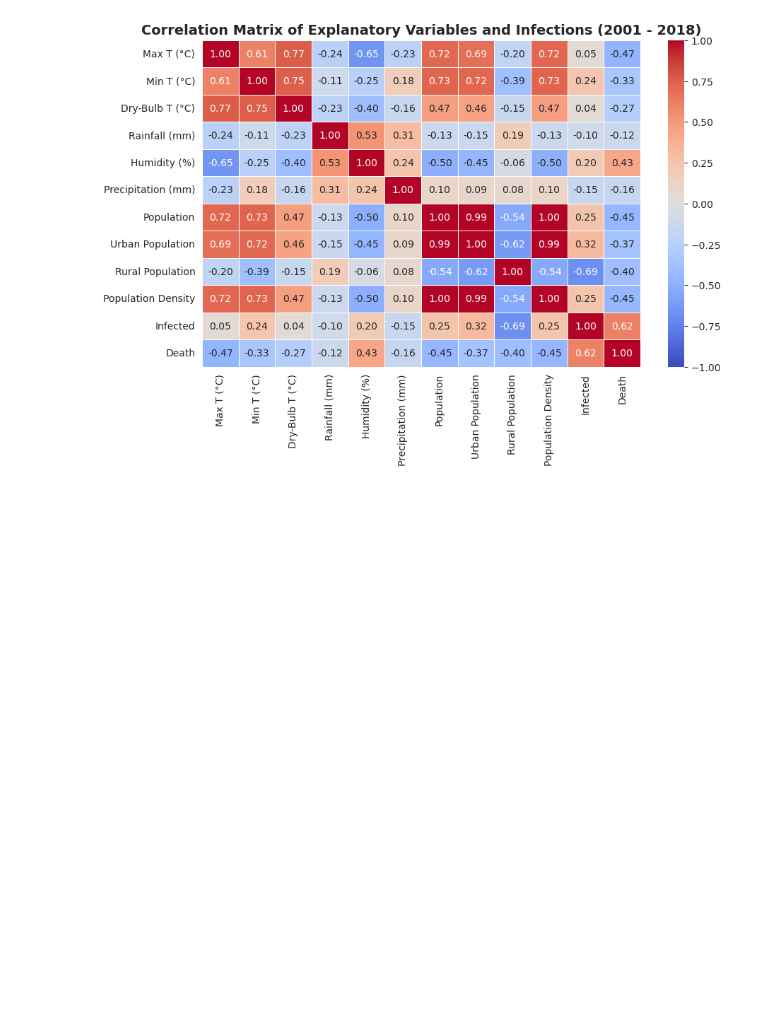
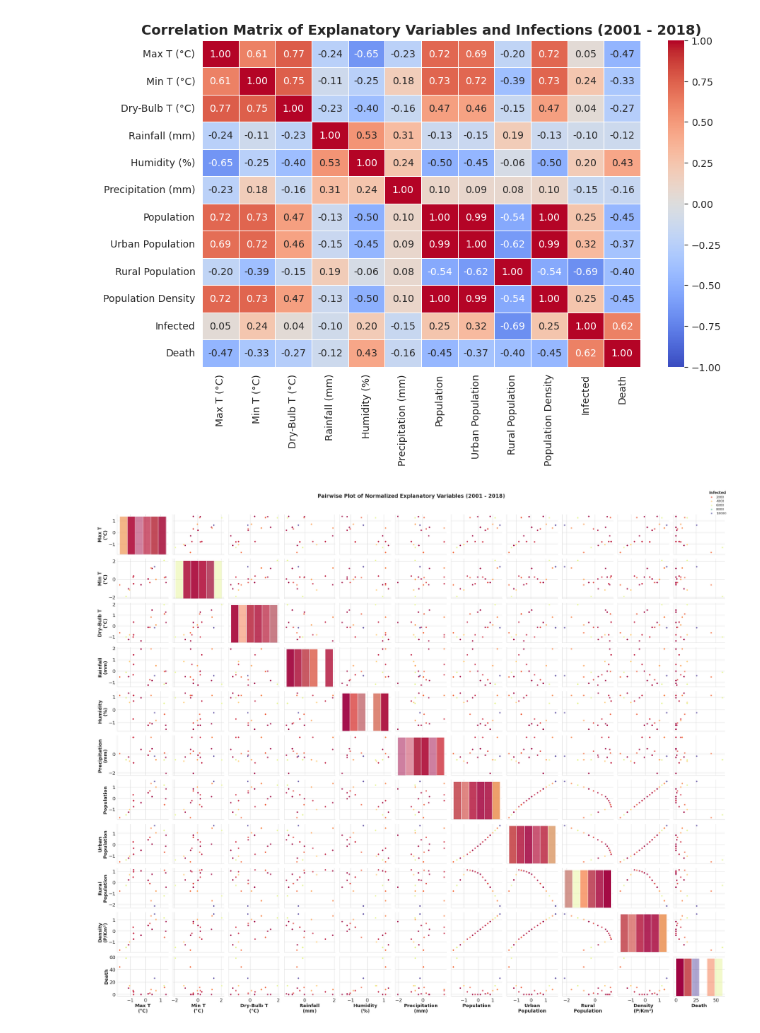
Before and after one commit to awnonbhowmik/DENV-Data-Analysis, a Jupyter notebook: main_epidemic.ipynb, the cells around one changed output. Saved outputs shown, nothing was run; the diff lists cells and outputs as text; code cells hidden in the pictures; blank space fills up the shorter version.

```diff
--- a/main_epidemic.ipynb
+++ b/main_epidemic.ipynb
@@ -235,3 +235,69 @@ plt.title("Correlation Matrix of Explanatory Variables and Infections (2001 - 20
 # %% [output]
 Text(0.5, 1.0, 'Correlation Matrix of Explanatory Variables and Infections (2001 - 2018)')
 [figure]
+# %%
+# Create the pairplot
+pairplot = sns.pairplot(
+    normalized_data,
+    hue='Infected',
+    kind='scatter',
+    diag_kind='hist',
+    palette='Spectral',
+    height=2.5,
+    aspect=1.2
+)
+
+# Define a dictionary to update axis labels
+axis_label_map = {
+    "Tmax": "Max T\n(°C)",
+    "Tmin": "Min T\n(°C)",
+    "Dry Bulb Temperature": "Dry-Bulb T\n(°C)",
+    "Rainfall": "Rainfall\n(mm)",
+    "Relative Humidity": "Humidity\n(%)",
+    "Precipitation": "Precipitation\n(mm)",
+    "RPop": "Rural\nPopulation",
+    "UPop": "Urban\nPopulation",
+    "Population Density": "Density\n(P/Km²)",
+}
+
+# Update axis labels in the pairplot
+for ax_row in pairplot.axes:
+    for ax in ax_row:
+        if ax:  # Check if axis exists
+            x_label = ax.get_xlabel()
+            y_label = ax.get_ylabel()
+            # Update x-axis label if in the map
+            if x_label and x_label in axis_label_map:
+                ax.set_xlabel(axis_label_map[x_label])
+            # Update y-axis label if in the map
+            if y_label and y_label in axis_label_map:
+                ax.set_ylabel(axis_label_map[y_label])
+
+# # adjust axis limits only for the diagonal plots
+# for ax in pairplot.diag_axes:
+#     ax.set_xlim(-1, 1)
+#     ax.set_ylim(0, 0.5)
+
+for ax in pairplot.axes.flatten():
+    if ax:  # Check if axis exists
+        ax.set_xlabel(ax.get_xlabel(), fontsize=18, fontweight='bold')
+        ax.set_ylabel(ax.get_ylabel(), fontsize=18, fontweight='bold')
+        ax.tick_params(axis='both', labelsize=18)  # Increase tick label size
+
+# Add a legend to the pairplot
+pairplot.legend.set_title("Infected", prop={'size': 14, 'weight': 'bold'})
+pairplot.legend.set_bbox_to_anchor((1, 1))  # Move legend outside the plot
+for text in pairplot.legend.texts:
+    text.set_fontsize(12)  # Adjust legend font size
+
+# Add a main title
+plt.suptitle('Pairwise Plot of Normalized Explanatory Variables (2001 - 2018)',
+             fontsize=20, fontweight='bold', y=1.02)
+
+# Adjust layout for better display
+plt.tight_layout()
+
+# Display the pairplot
+plt.show()
+# %% [output]
+[figure, added]
```
Also changed, not shown: 1 other file.
